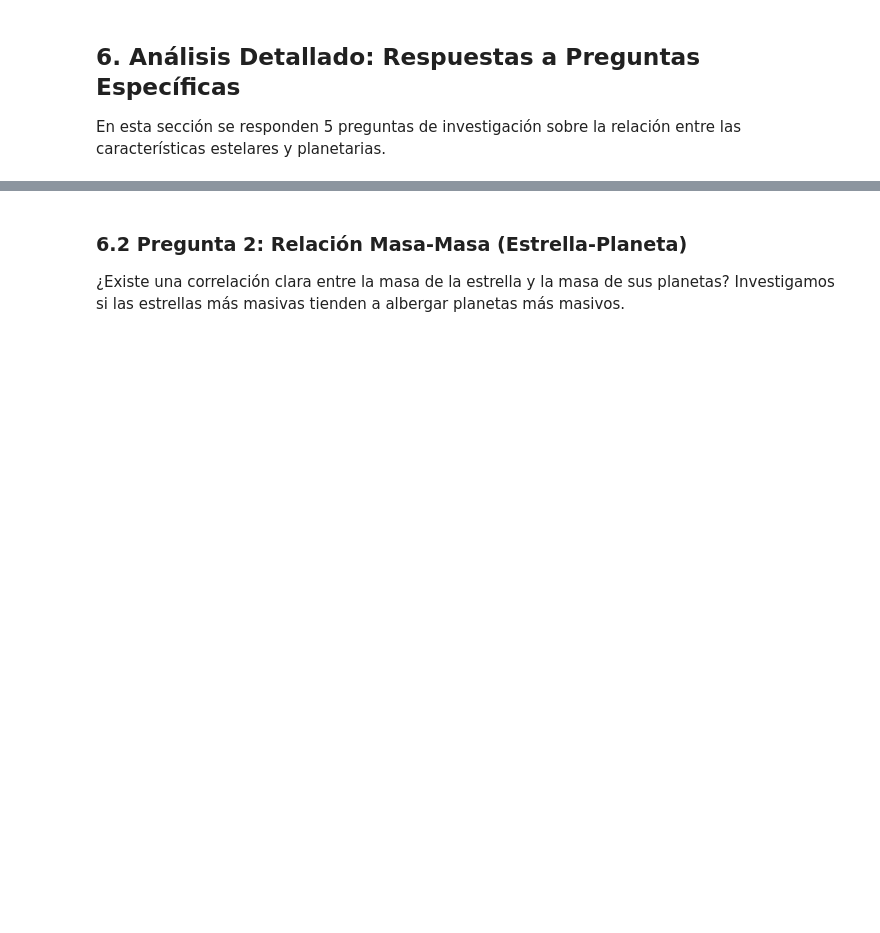
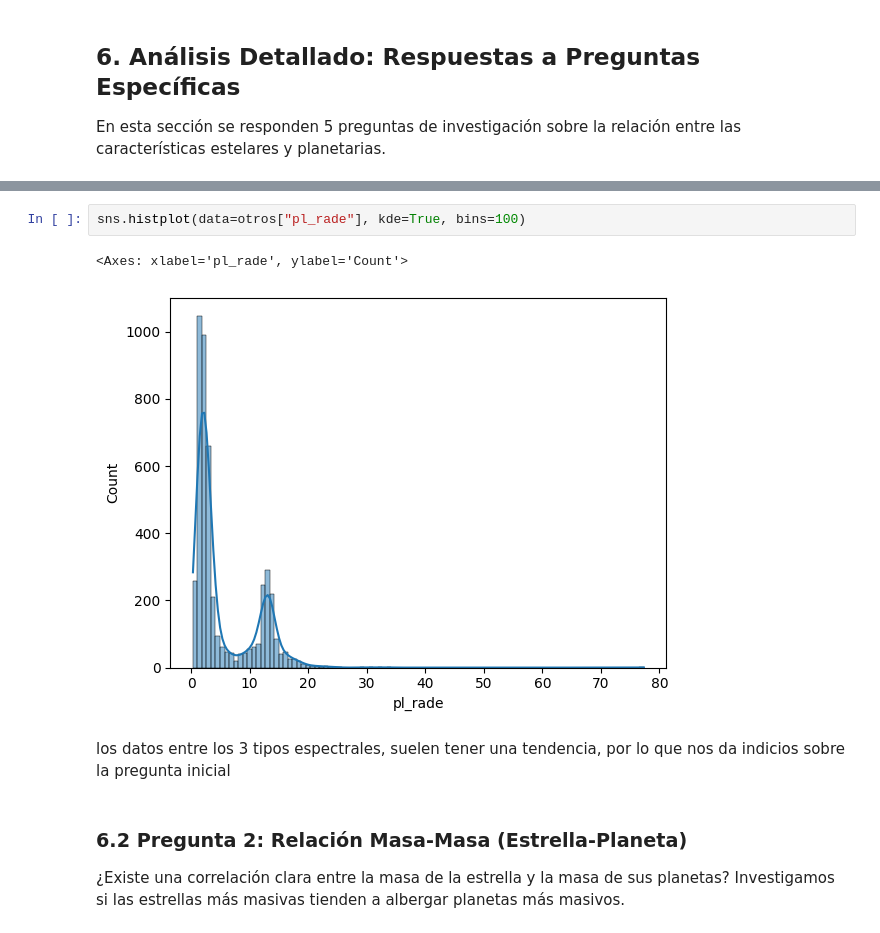
Before and after one commit to DaniFantasy/Proyecto-ciencia-de-datos, a Jupyter notebook: Preguntas/Exoplanet_EDA_Notebook.ipynb, the cells around one changed output, grey strips where cells are left out. Cells and saved outputs as stored; diff of their text form; blank space fills up the shorter version.

```diff
--- a/Preguntas/Exoplanet_EDA_Notebook.ipynb
+++ b/Preguntas/Exoplanet_EDA_Notebook.ipynb
@@ -373,3 +306,10 @@ Diferencia: Los planetas en estrellas M tienen un radio medio -2.4% menor que en
+# %%
+sns.histplot(data=otros["pl_rade"], kde=True, bins=100)
+# %% [output]
+<Axes: xlabel='pl_rade', ylabel='Count'>
+[figure, added]
+# %% [markdown]
+los datos entre los 3 tipos espectrales, suelen tener una tendencia, por lo que nos da indicios sobre la pregunta inicial
 # %% [markdown]
 ### 6.2 Pregunta 2: Relación Masa-Masa (Estrella-Planeta)
 
```
Also changed, not shown: parts of 15 cells of this notebook.
